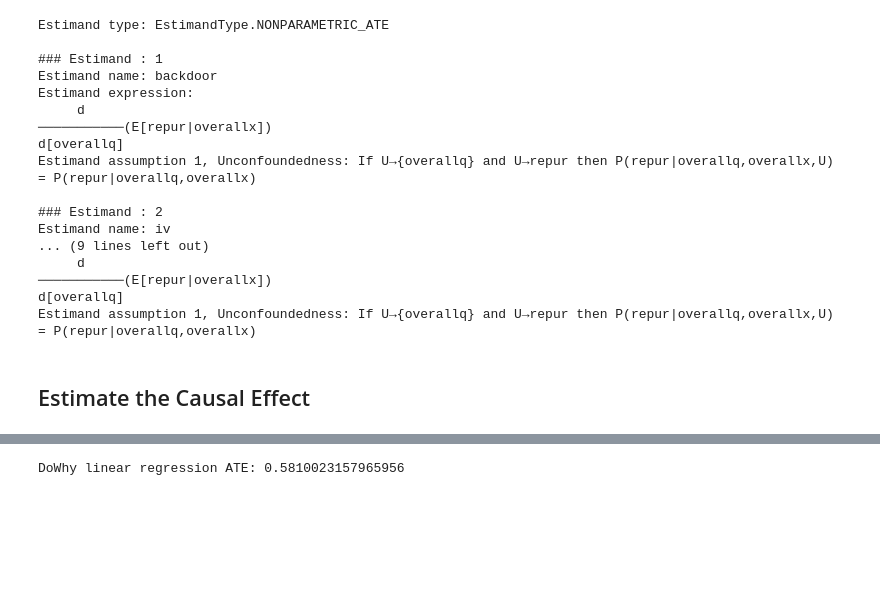
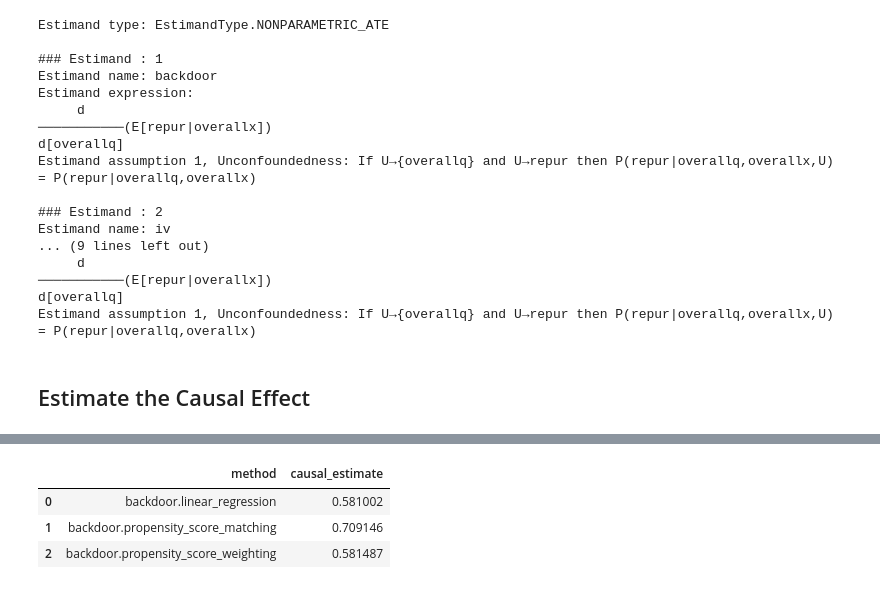
Before and after one commit to elliealbertson/causal_inference_customer_satisfaction, a Jupyter notebook: causal_inference_customer_satisfaction.ipynb, the cells around one changed output, grey strips where cells are left out. Cells and saved outputs as stored; diff of their text form; code cells hidden in the pictures; blank space fills up the shorter version.

```diff
--- a/causal_inference_customer_satisfaction.ipynb
+++ b/causal_inference_customer_satisfaction.ipynb
@@ -270,0 +279,6 @@ Estimand assumption 1, Unconfoundedness: If U→{overallq} and U→repur then P(
+# %%
+methods = [
+    "backdoor.linear_regression",
+    "backdoor.propensity_score_matching",
+    "backdoor.propensity_score_weighting",
+]
@@ -271,8 +289,20 @@ Estimand assumption 1, Unconfoundedness: If U→{overallq} and U→repur then P(
 # %%
-estimate = model.estimate_effect(
-    estimand,
-    method_name="backdoor.linear_regression"
-)
-print("DoWhy linear regression ATE:", estimate.value)
+results = []
+
+for method in methods:
+    causal_estimate = model.estimate_effect(
+        estimand,
+        method_name=method
+    )
+    results.append({
+        "method": method,
+        "causal_estimate": causal_estimate.value
+    })
+
+results_df = pd.DataFrame(results)
+results_df
 # %% [output]
-DoWhy linear regression ATE: 0.5810023157965956
+|  | method | causal_estimate |
+| 0 | backdoor.linear_regression | 0.581002 |
+| 1 | backdoor.propensity_score_matching | 0.709146 |
+| 2 | backdoor.propensity_score_weighting | 0.581487 |
```
Also changed, not shown: parts of 7 cells of this notebook.
